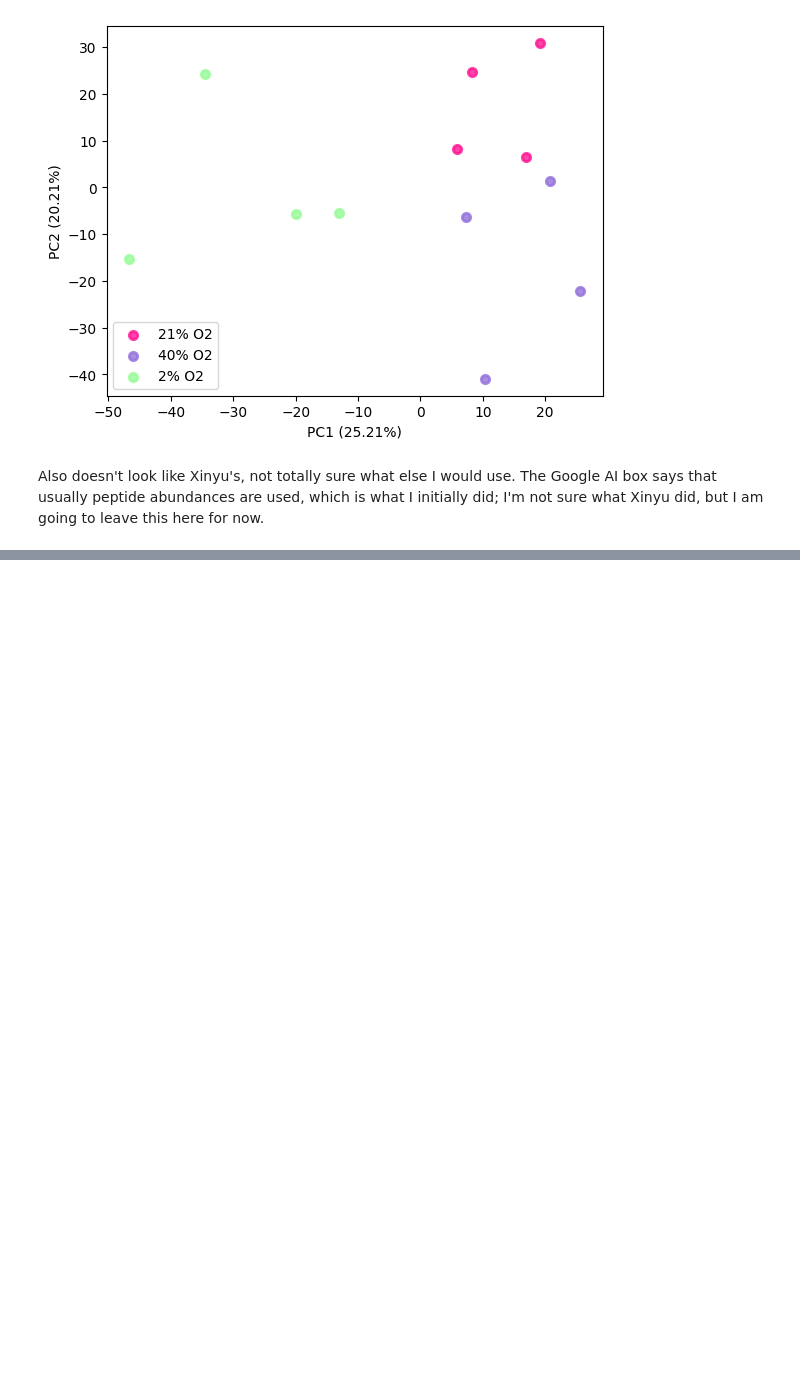
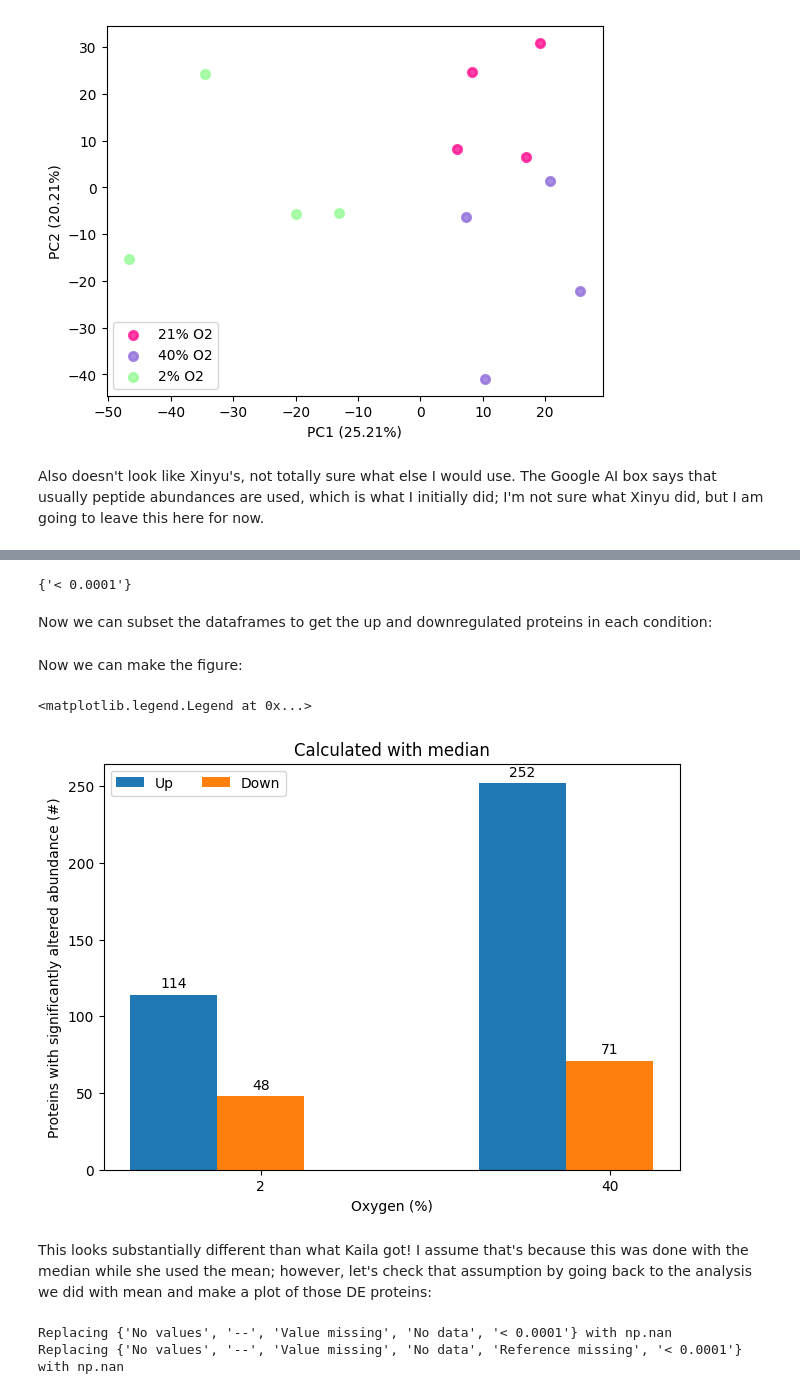
Before and after one commit to serenalotreck/photorespiration-omics, a Jupyter notebook: notebooks/protein_differential_expression_exploration.ipynb, the cells around one changed output, grey strips where cells are left out. Drawn from its saved outputs; the diff is of its cells as text; code cells hidden in the pictures; blank space fills up the shorter version.

Commit message:
Reproduce plots from original analysis

```diff
--- a/notebooks/protein_differential_expression_exploration.ipynb
+++ b/notebooks/protein_differential_expression_exploration.ipynb
@@ -256,0 +278,50 @@ Also doesn't look like Xinyu's, not totally sure what else I would use. The Goog
+# %%
+two_vs_21 = two_vs_21.replace(nan_strings, np.nan, regex=True)
+two_vs_21[['2A', '2B', '2C', '2D', two_pval_col_name]] = two_vs_21[['2A', '2B', '2C', '2D', two_pval_col_name]].astype('float64')
+# %%
+a = (forty_vs_21[['40A', '40B', '40C', '40D', forty_pval_col_name]].fillna(1).apply(lambda x: pd.to_numeric(x, errors='coerce')))
+row_idxs, col_idxs = np.where(pd.isnull(a))
+nan_strings = [forty_vs_21[['40A', '40B', '40C', '40D', forty_pval_col_name]].iloc[i, j] for i, j in zip(row_idxs, col_idxs)]
+print(set(nan_strings))
+# %% [output]
+{'< 0.0001'}
+# %%
+forty_vs_21 = forty_vs_21.replace(nan_strings, np.nan, regex=True)
+forty_vs_21[['40A', '40B', '40C', '40D', forty_pval_col_name]] = forty_vs_21[['40A', '40B', '40C', '40D', forty_pval_col_name]].astype('float64')
+# %% [markdown]
+Now we can subset the dataframes to get the up and downregulated proteins in each condition:
+# %%
+two_up = two_vs_21[(two_vs_21[two_pval_col_name] < two_pval_cutoff) & ((two_vs_21[['2A', '2B', '2C', '2D']] > 0).all(axis=1))]
+two_down = two_vs_21[(two_vs_21[two_pval_col_name] < two_pval_cutoff) & ((two_vs_21[['2A', '2B', '2C', '2D']] < 0).all(axis=1))]
+forty_up = forty_vs_21[(forty_vs_21[forty_pval_col_name] < forty_pval_cutoff) & ((forty_vs_21[['40A', '40B', '40C', '40D']] > 0).all(axis=1))]
+forty_down = forty_vs_21[(forty_vs_21[forty_pval_col_name] < forty_pval_cutoff) & ((forty_vs_21[['40A', '40B', '40C', '40D']] < 0).all(axis=1))]
+# %% [markdown]
+Now we can make the figure:
+# %%
+conditions = ('2', '40')
+values = {
+    'Up': (len(two_up), len(forty_up)),
+    'Down': (len(two_down), len(forty_down))
+}
+
+x = np.arange(len(conditions))  # the label locations
+width = 0.25  # the width of the bars
+multiplier = 0
+
+fig, ax = plt.subplots(layout='constrained')
+
+for attribute, measurement in values.items():
+    offset = width * multiplier
+    rects = ax.bar(x + offset, measurement, width, label=attribute)
+    ax.bar_label(rects, padding=3)
+    multiplier += 1
+ax.set_ylabel('Proteins with significantly altered abundance (#)')
+ax.set_xlabel('Oxygen (%)')
+ax.set_xticks(x + width, conditions)
+ax.set_title('Calculated with median')
+ax.legend(loc='upper left', ncols=3)
+# %% [output]
+<matplotlib.legend.Legend at 0x...>
+[figure, added]
+# %% [markdown]
+This looks substantially different than what Kaila got! I assume that's because this was done with the median while she used the mean; however, let's check that assumption by going back to the analysis we did with mean and make a plot of those DE proteins:
@@ -256,0 +348,6 @@ Also doesn't look like Xinyu's, not totally sure what else I would use. The Goog
+# %%
+two_mean = clean_columns(two_mean, ['2A', '2B', '2C', '2D', two_mean_pval_col_name])
+forty_mean = clean_columns(forty_mean, ['40A', '40B', '40C', '40D', forty_mean_pval_col_name])
+# %% [output]
+Replacing {'No values', '--', 'Value missing', 'No data', '< 0.0001'} with np.nan
+Replacing {'No values', '--', 'Value missing', 'No data', 'Reference missing', '< 0.0001'} with np.nan
```
Also changed, not shown: parts of 22 cells of this notebook, 5 other files.
